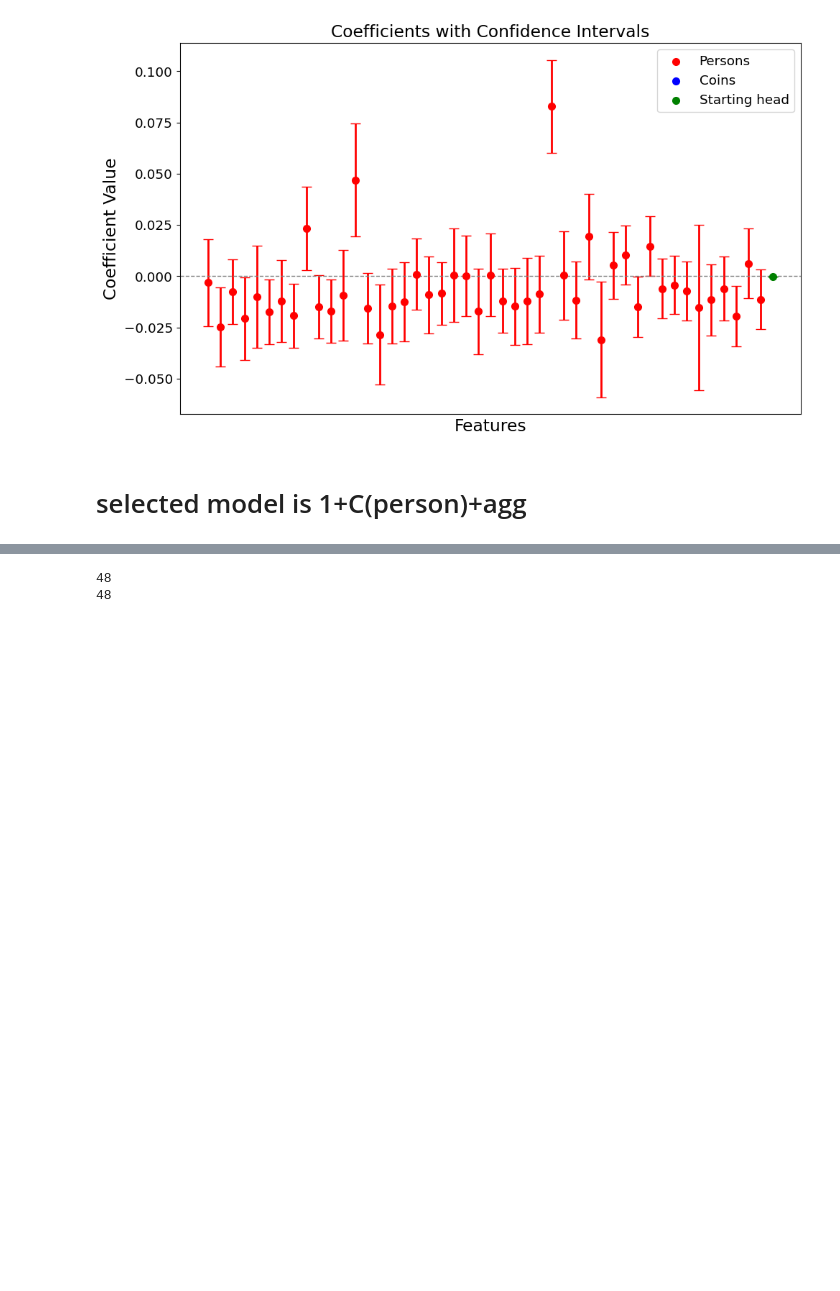
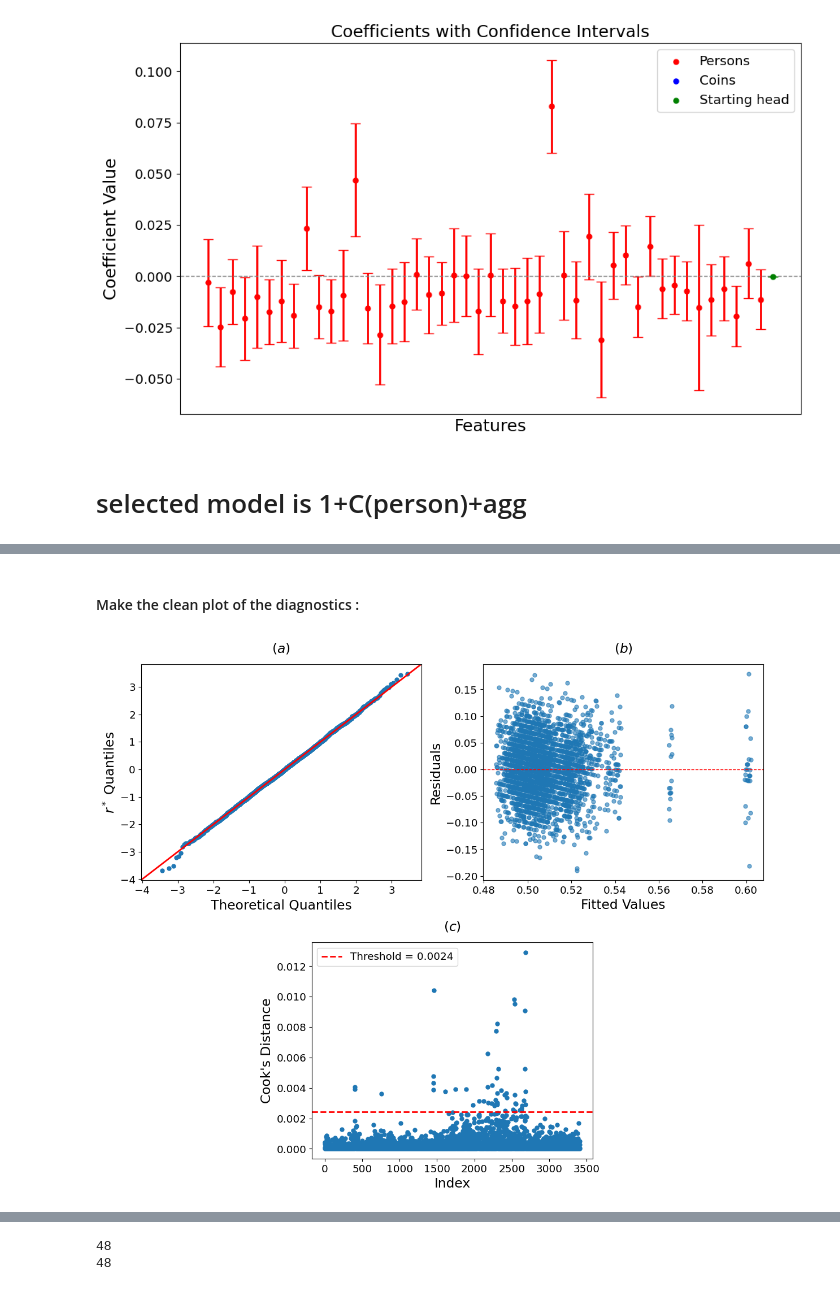
Before and after one commit to Tiddy-Fje/coin-data-regression, a Jupyter notebook: code/new_normal_thingy.ipynb, the cells around one changed output, grey strips where cells are left out. Cells and saved outputs as stored; diff of their text form; code cells hidden in the pictures; blank space fills up the shorter version.

```diff
--- a/code/new_normal_thingy.ipynb
+++ b/code/new_normal_thingy.ipynb
@@ -390,5 +414,68 @@ plt.plot(list(range(len(data_expanded["weights"]))),data_expanded["weights"])
 [<matplotlib.lines.Line2D at 0x...>]
 [figure]
+# %% [markdown]
+#### Make the clean plot of the diagnostics :
+# %%
+from statsmodels.api import qqplot
+from matplotlib.gridspec import GridSpec
+
+# Assume data_expanded and model are already defined
+WLS_model_complete = sm.WLS.from_formula(
+    formula="(rom) ~ 1 + C(person) + agg",
+    weights=data_expanded["weights"]/np.mean(data_expanded["weights"]),
+    data=data_expanded
+)
+
+result_WLS_complete = WLS_model_complete.fit()
+
+# Residuals and Fitted Values
+residuals_complete = result_WLS_complete.resid
+fitted_values_complete = result_WLS_complete.fittedvalues
+standardized_residuals_complete = result_WLS_complete.resid_pearson
+
+# Cook's Distance
+influence = OLSInfluence(result_WLS_complete)
+cooks, _ = influence.cooks_distance
+p_complete = result_WLS_complete.df_model
+n_complete = len(fitted_values_complete)
+threshold_complete = 8 / (n_complete - 2 * p_complete)
+#threshold_complete = threshold_complete / np.mean((data_expanded["weights"]))
+#print(np.mean(residuals_complete**2))
+
+# Create the figure with subplots
+fig = plt.figure(figsize=(12, 10), layout='tight')
+
+gs = GridSpec(2, 4, figure=fig, )
+ax1 = fig.add_subplot(gs[0,0:2])
+ax2 = fig.add_subplot(gs[0,2:])
+ax3 = fig.add_subplot(gs[1,1:-1])
+
+# QQ Plot (subplot 1)
+qqplot(residuals_complete, line='45', ax=ax1, fit=True)
+ax1.set_title('$(a)$', pad=15)
+ax1.set_ylabel('$r^*$ Quantiles')
+
+# Residuals vs Fitted Values (subplot 2)
+ax2.scatter(fitted_values_complete, residuals_complete, alpha=0.6)
+ax2.axhline(0, color='red', linestyle='--', linewidth=1)
+ax2.set_title('$(b)$', pad=15)
+ax2.set_xlabel('Fitted Values')
+ax2.set_ylabel('Residuals')
+
+# Cook's Distance (subplot 3)
+ax3.scatter(range(len(cooks)), cooks)
+ax3.axhline(threshold_complete, color='red', linestyle='--', label=f"Threshold = {threshold_complete:.4f}")
+ax3.set_title("$(c)$", pad=15)
+ax3.set_xlabel('Index')
+ax3.set_ylabel("Cook's Distance")
+ax3.legend()
+
+# Adjust layout and show
+plt.tight_layout()
+plt.savefig('../figures/WLS_diagnostics.png', dpi=300)
+plt.show()
+# %% [output]
+[figure, added]
 # %%
 # extract the only extreme cook :
 influential_points = cooks > threshold_complete # Get the indices of the points with Cook's distance exceeding the threshold
```
Also changed, not shown: parts of 9 cells of this notebook, 3 other files.
